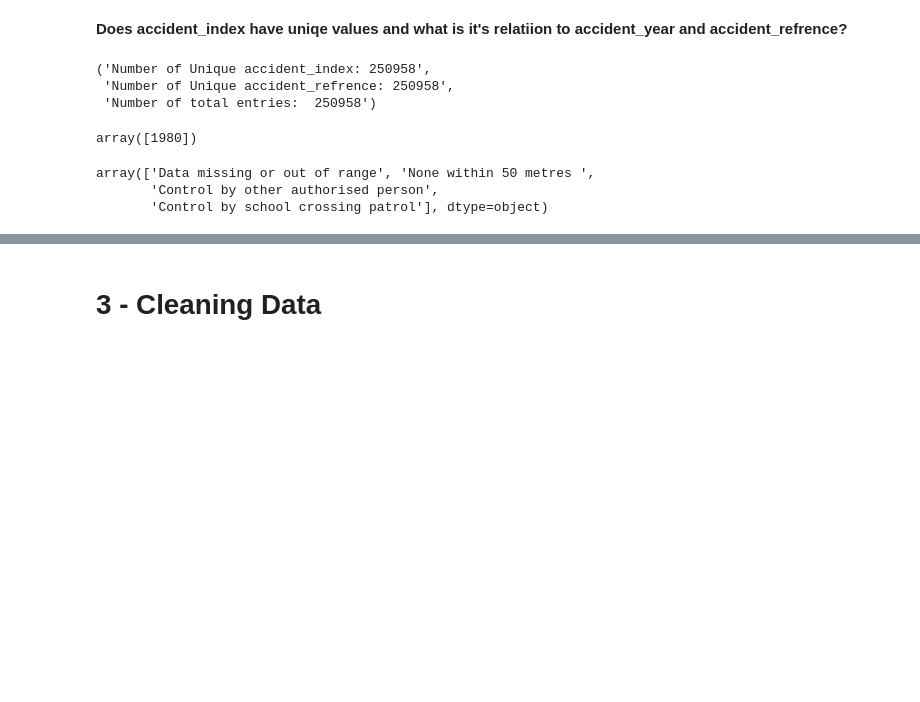
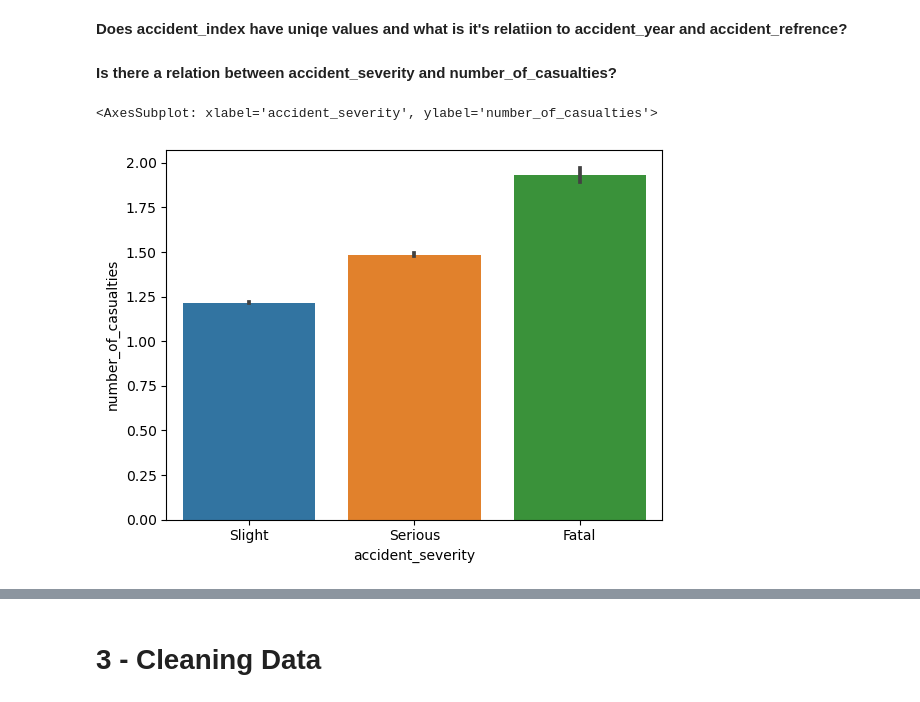
Before and after one commit to YoussefAswad/de-project, a Jupyter notebook: Milestone 1 template.ipynb, the cells around one changed output, grey strips where cells are left out. Saved outputs shown, nothing was run; the diff lists cells and outputs as text; code cells hidden in the pictures; blank space fills up the shorter version.

```diff
--- a/Milestone 1 template.ipynb
+++ b/Milestone 1 template.ipynb
@@ -44,27 +54,11 @@ df_accidents_1980.head()
 # 2- EDA
 # %% [markdown]
 **Does accident_index have uniqe values and what is it's relatiion to accident_year and accident_refrence?**
-# %%
-accident_index_unique_counts = len(df_accidents_1980["accident_index"].unique())
-accident_refernce_unique_counts = len(df_accidents_1980["accident_reference"].unique())
-number_of_entries = len(df_accidents_1980)
-"Number of Unique accident_index: " + \
-    str(accident_index_unique_counts), "Number of Unique accident_refrence: " + str(accident_refernce_unique_counts), "Number of total entries:  " + str(number_of_entries)
-# %% [output]
-('Number of Unique accident_index: 250958',
- 'Number of Unique accident_refrence: 250958',
- 'Number of total entries:  250958')
-# %%
-(np.equal((df_accidents_1980["accident_year"].astype(str) +
-          df_accidents_1980["accident_reference"]), df_accidents_1980["accident_index"])).all()
-
-df_accidents_1980["accident_year"].unique()
-# %% [output]
-array([1980])
-# %%
-
-df_accidents_1980["pedestrian_crossing_human_control"].unique()
-# %% [output]
-array(['Data missing or out of range', 'None within 50 metres ',
-       'Control by other authorised person',
-       'Control by school crossing patrol'], dtype=object)
+# %% [markdown]
+**Is there a relation between accident_severity and number_of_casualties?**
+# %%
+sns.barplot(x="accident_severity", y="number_of_casualties",
+            data=df_accidents_1980)
+# %% [output]
+<AxesSubplot: xlabel='accident_severity', ylabel='number_of_casualties'>
+[figure, added]
```
Also changed, not shown: parts of 20 cells of this notebook.
